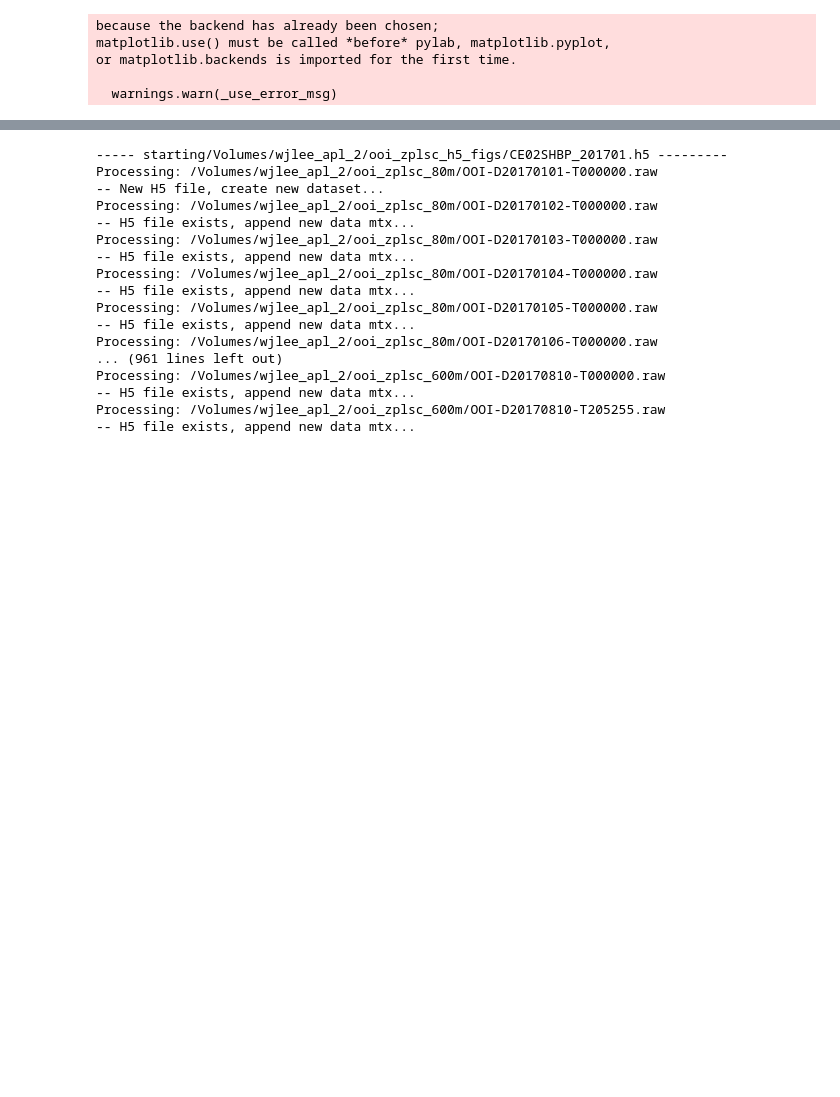
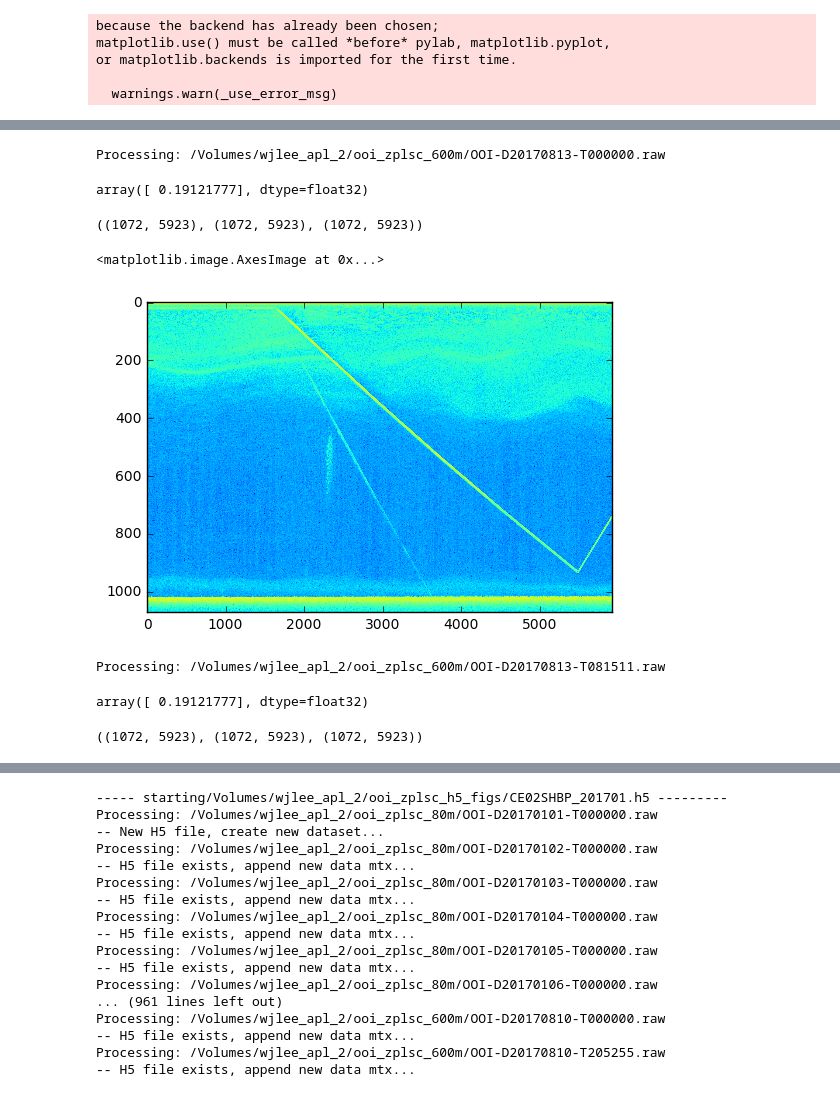
Before and after one commit to valentina-s/ooi_sonar, a Jupyter notebook: Convert raw to h5.ipynb, the cells around one changed output, grey strips where cells are left out. Cells and saved outputs as stored; diff of their text form; code cells hidden in the pictures; blank space fills up the shorter version.

```diff
--- a/Convert raw to h5.ipynb
+++ b/Convert raw to h5.ipynb
@@ -20,0 +81,2 @@ from concat_raw import *
+# %%
+ff13 = glob.glob('/Volumes/wjlee_apl_2/ooi_zplsc_600m/OOI-D20170813*.raw')
@@ -20,0 +101,27 @@ from concat_raw import *
+# %%
+particle_data, data_times, power_data_dict, freq, bin_size, config_header, config_transducer = \
+        parse_echogram_file(ff13[0])
+bin_size
+# %% [output]
+Processing: /Volumes/wjlee_apl_2/ooi_zplsc_600m/OOI-D20170813-T000000.raw
+array([ 0.19121777], dtype=float32)
+# %%
+(power_data_dict[1].shape,power_data_dict[2].shape,power_data_dict[3].shape)
+# %% [output]
+((1072, 5923), (1072, 5923), (1072, 5923))
+# %%
+plt.imshow(power_data_dict[1],aspect='auto')
+# %% [output]
+<matplotlib.image.AxesImage at 0x...>
+[figure, added]
+# %%
+particle_data, data_times, power_data_dict, freq, bin_size, config_header, config_transducer = \
+        parse_echogram_file(ff13[5])
+bin_size
+# %% [output]
+Processing: /Volumes/wjlee_apl_2/ooi_zplsc_600m/OOI-D20170813-T081511.raw
+array([ 0.19121777], dtype=float32)
+# %%
+(power_data_dict[1].shape,power_data_dict[2].shape,power_data_dict[3].shape)
+# %% [output]
+((1072, 5923), (1072, 5923), (1072, 5923))
```
Also changed, not shown: parts of 17 cells of this notebook, 2 other files.
